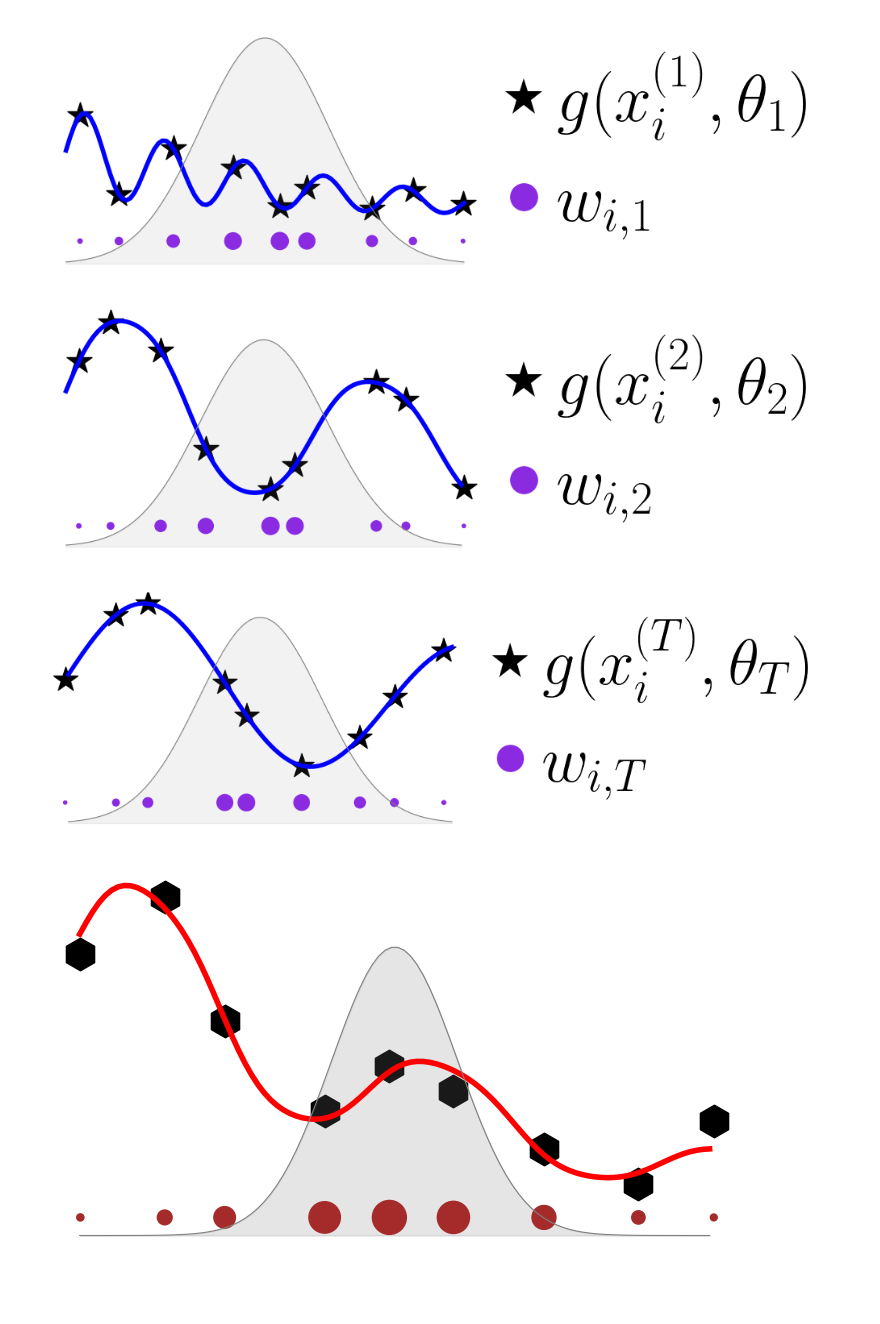
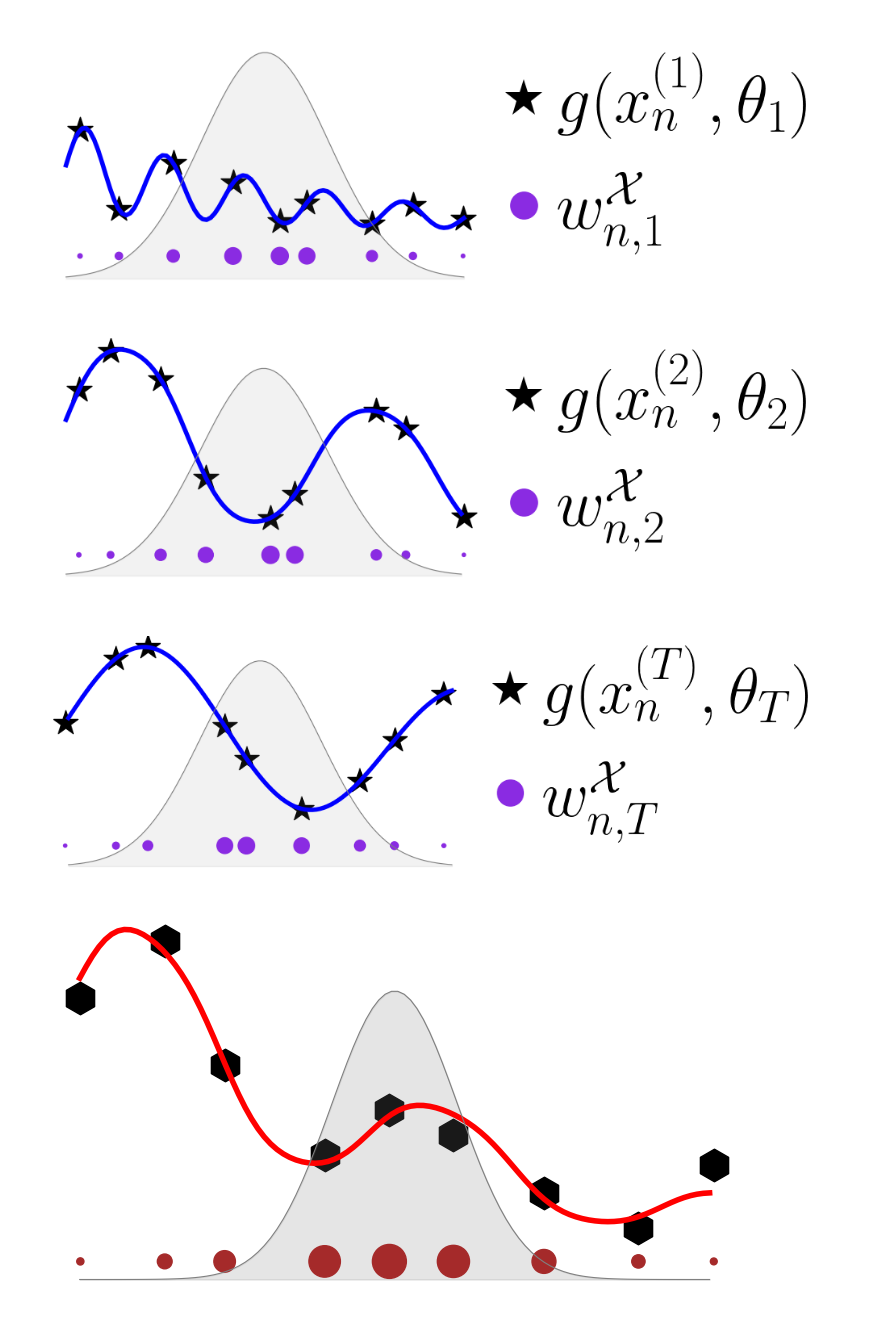
Before and after one commit to hudsonchen/nest_bq, a Jupyter notebook: notebooks/illustration.ipynb, the cells around one changed output. Cells and saved outputs as stored; diff of their text form; code cells hidden in the pictures; blank space fills up the shorter version.

```diff
--- a/notebooks/illustration.ipynb
+++ b/notebooks/illustration.ipynb
@@ -30,38 +30,38 @@ std_dev = 0.8
 x_gaussian = np.linspace(0, 5, 100)
 y_gaussian = norm.pdf(x_gaussian, mean, std_dev)
 
 weights = norm.pdf(X_train, mean, 1.0).ravel()
 
 # Plot results
 fig, ax = plt.subplots(figsize=(7, 4))
 # Set the face color of the figure to transparent
 fig.patch.set_visible(False)
 
 # Remove outer frame and axis spines
 for spine in ax.spines.values():
     spine.set_visible(False)
 
-scatter1 = plt.scatter(X_train, y_train, color="black", s=550, marker='*', label=r"$g(x_i^{(1)}, \theta_1)$")
+scatter1 = plt.scatter(X_train, y_train, color="black", s=550, marker='*', label=r"$g(x_n^{(1)}, \theta_1)$")
 plt.plot(X_test, y_pred, color="blue", linewidth=4)
 plt.plot(x_gaussian, y_gaussian, color="grey", linewidth=0.8)
 plt.fill_between(x_gaussian, y_gaussian, color="grey", alpha=0.1)
 scatter2 = plt.scatter(X_train, np.full_like(X_train, 0.05),  # place points just below the x-axis
             s=weights * 600,  # scale the weights to represent size
-            color="blueviolet", alpha=1.0, label=r"$w_{i, 1}$")
+            color="blueviolet", alpha=1.0, label=r"$w_{n, 1}^{\mathcal{X}}$")
 # Custom legend entries
 legend_elements = [
-    Line2D([0], [0], marker='*', color='none', label=r"$g(x_i^{(1)}, \theta_1)$", markeredgewidth=0,
+    Line2D([0], [0], marker='*', color='none', label=r"$g(x_n^{(1)}, \theta_1)$", markeredgewidth=0,
            markerfacecolor="black", markersize=35),  # Larger marker size for legend only
-    Line2D([0], [0], marker='o', color='none', label=r"$w_{i, 1}$", markeredgewidth=0,
+    Line2D([0], [0], marker='o', color='none', label=r"$w_{n, 1}^{\mathcal{X}}$", markeredgewidth=0,
            markerfacecolor="blueviolet", markersize=25)  # Default marker size
 ]
 plt.xticks([])
 plt.yticks([])
 plt.legend(handles=legend_elements, fontsize=60, bbox_to_anchor=(0.80, -0.1), loc='lower left', frameon=False, handletextpad=-0.5)
 plt.savefig('../figures/illustration_1.pdf', bbox_inches='tight')
 plt.show()
 # %% [output]
-[figure, old version]
+[figure, new version]
 # %%
 import numpy as np
 import matplotlib.pyplot as plt
@@ -104,18 +104,18 @@ fig.patch.set_visible(False)
 for spine in ax.spines.values():
     spine.set_visible(False)
 
-scatter1 = plt.scatter(X_train, y_train, color="black", s=550, marker='*', label=r"$g(x_i^{(2)}, \theta_2)$")
+scatter1 = plt.scatter(X_train, y_train, color="black", s=550, marker='*', label=r"$g(x_n^{(2)}, \theta_2)$")
 plt.plot(X_test, y_pred, color="blue", linewidth=4)
 plt.plot(x_gaussian, y_gaussian, color="grey", linewidth=0.8)
 plt.fill_between(x_gaussian, y_gaussian, color="grey", alpha=0.1)
 scatter2 = plt.scatter(X_train, np.full_like(X_train, 0.05),  # place points just below the x-axis
             s=weights * 600,  # scale the weights to represent size
-            color="blueviolet", alpha=1.0, label=r"$w_{i, 2}$")
+            color="blueviolet", alpha=1.0, label=r"$w_{n, 2}^{\mathcal{X}}$")
 # Custom legend entries
 legend_elements = [
-    Line2D([0], [0], marker='*', color='none', label=r"$g(x_i^{(2)}, \theta_2)$", markeredgewidth=0,
+    Line2D([0], [0], marker='*', color='none', label=r"$g(x_n^{(2)}, \theta_2)$", markeredgewidth=0,
            markerfacecolor="black", markersize=35),  # Larger marker size for legend only
-    Line2D([0], [0], marker='o', color='none', label=r"$w_{i, 2}$", markeredgewidth=0,
+    Line2D([0], [0], marker='o', color='none', label=r"$w_{n, 2}^{\mathcal{X}}$", markeredgewidth=0,
            markerfacecolor="blueviolet", markersize=25)  # Default marker size
 ]
 plt.xticks([])
@@ -124,7 +124,7 @@ plt.legend(handles=legend_elements, fontsize=60, bbox_to_anchor=(0.80, -0.1), lo
 plt.savefig('../figures/illustration_2.pdf', bbox_inches='tight')
 plt.show()
 # %% [output]
-[figure, old version]
+[figure, new version]
 # %%
 import numpy as np
 import matplotlib.pyplot as plt
@@ -166,17 +166,17 @@ fig.patch.set_visible(False)
 for spine in ax.spines.values():
     spine.set_visible(False)
 
-scatter1 = plt.scatter(X_train, y_train, color="black", s=550, marker='*', label=r"$g(x_i^{(T)}, \theta_T)$")
+scatter1 = plt.scatter(X_train, y_train, color="black", s=550, marker='*', label=r"$g(x_n^{(T)}, \theta_T)$")
 plt.plot(X_test, y_pred, color="blue", linewidth=4)
 plt.plot(x_gaussian, y_gaussian, color="grey", linewidth=0.8)
 plt.fill_between(x_gaussian, y_gaussian, color="grey", alpha=0.1)
 scatter2 = plt.scatter(X_train, np.full_like(X_train, 0.05),  # place points just below the x-axis
             s=weights * 600,  # scale the weights to represent size
-            color="blueviolet", alpha=1.0, label=r"$w_{i, T}$")
+            color="blueviolet", alpha=1.0, label=r"$w_{n, T}^{\mathcal{X}}$")
 legend_elements = [
-    Line2D([0], [0], marker='*', color='none', label=r"$g(x_i^{(T)}, \theta_T)$", markeredgewidth=0,
+    Line2D([0], [0], marker='*', color='none', label=r"$g(x_n^{(T)}, \theta_T)$", markeredgewidth=0,
            markerfacecolor="black", markersize=35),  # Larger marker size for legend only
-    Line2D([0], [0], marker='o', color='none', label=r"$w_{i, T}$", markeredgewidth=0,
+    Line2D([0], [0], marker='o', color='none', label=r"$w_{n, T}^{\mathcal{X}}$", markeredgewidth=0,
            markerfacecolor="blueviolet", markersize=25)  # Default marker size
 ]
 plt.xticks([])
@@ -185,7 +185,7 @@ plt.legend(handles=legend_elements, fontsize=60, bbox_to_anchor=(0.80, -0.1), lo
 plt.savefig('../figures/illustration_3.pdf', bbox_inches='tight')
 plt.show()
 # %% [output]
-[figure, old version]
+[figure, new version]
 # %%
 import numpy as np
 import matplotlib.pyplot as plt
```
Also changed, not shown: parts of 1 cell of this notebook, 14 other files.
